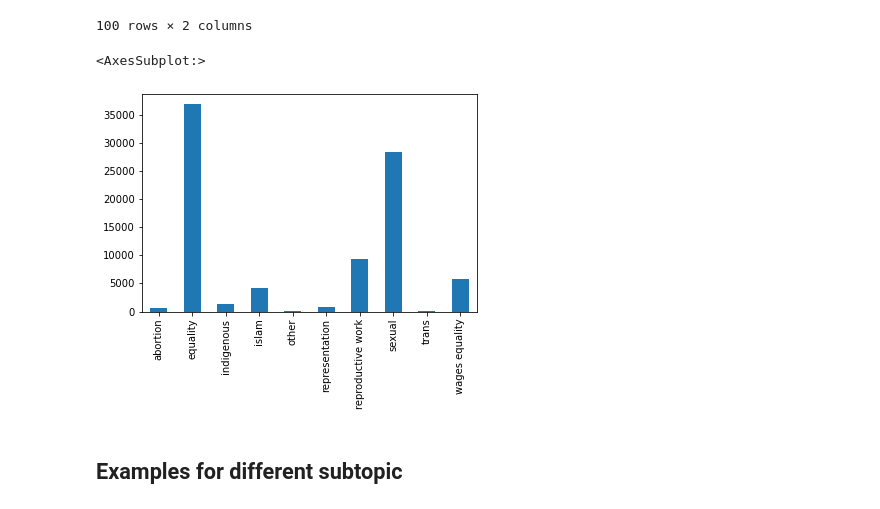
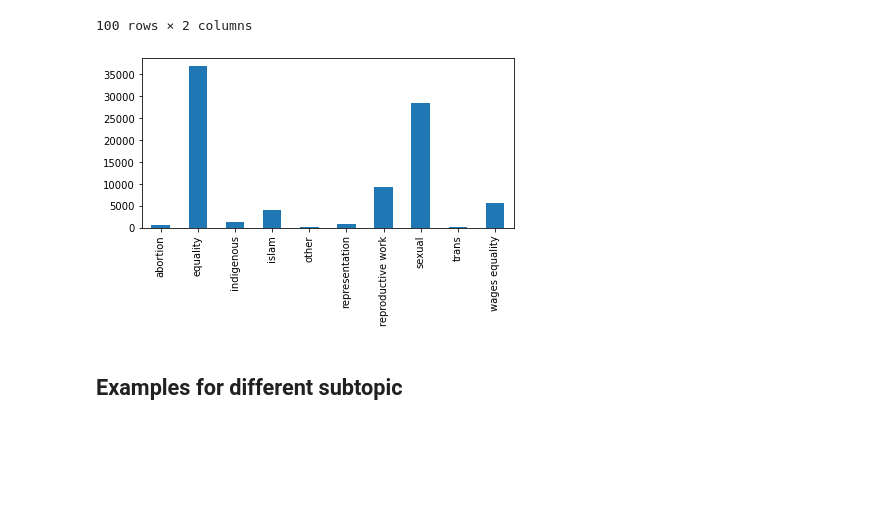
Before and after one commit to epfl-ada/ada-2021-project-concatsanddogs, a Jupyter notebook: Top_to_bottom.ipynb, the cells around one changed output. Drawn from its saved outputs; the diff is of its cells as text; code cells hidden in the pictures; blank space fills up the shorter version.

Commit message:
Figures saved

```diff
--- a/Top_to_bottom.ipynb
+++ b/Top_to_bottom.ipynb
@@ -239,7 +205,8 @@ df.head(100)[['quotation','subtopic']]
 | 99 | equal pay, equal protection from ... | wages equality |
 100 rows × 2 columns
 # %%
-df['subtopic'].value_counts().sort_index().plot.bar(x='Target Value', y='Number of Occurrences')
+plt = df['subtopic'].value_counts().sort_index().plot.bar(x='Target Value', y='Number of Occurrences').get_figure()
+plt.tight_layout()
+fig.savefig("all_subtopics_barplot.png")
 # %% [output]
-<AxesSubplot:>
-[figure, old version]
+[figure, new version]
```
Also changed, not shown: parts of 7 cells of this notebook.
